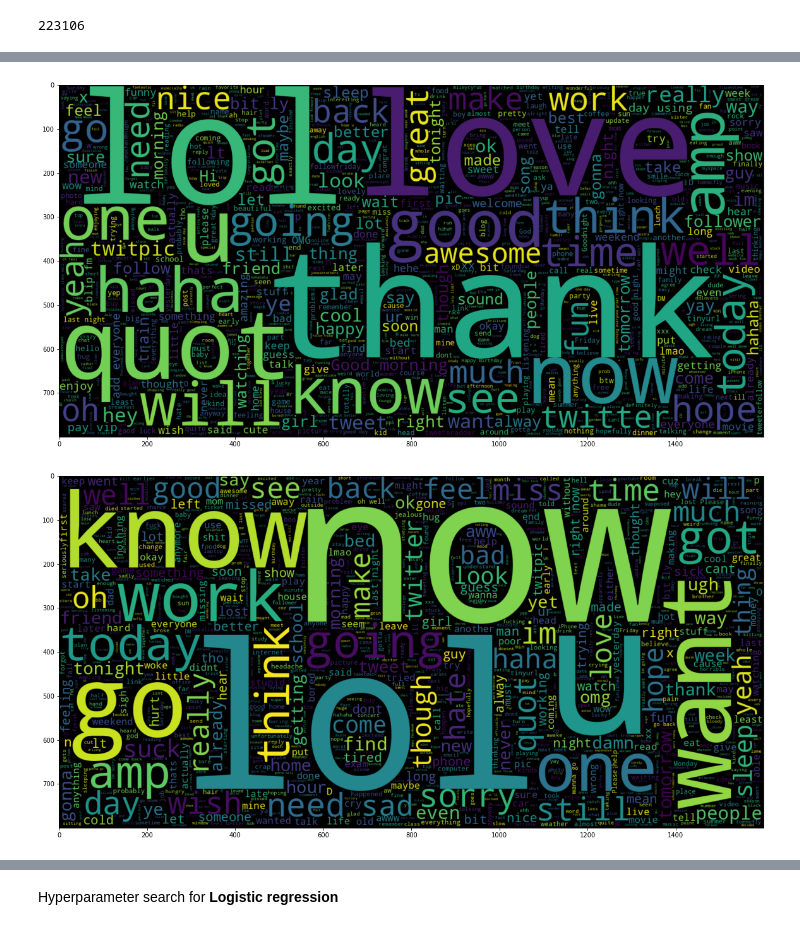
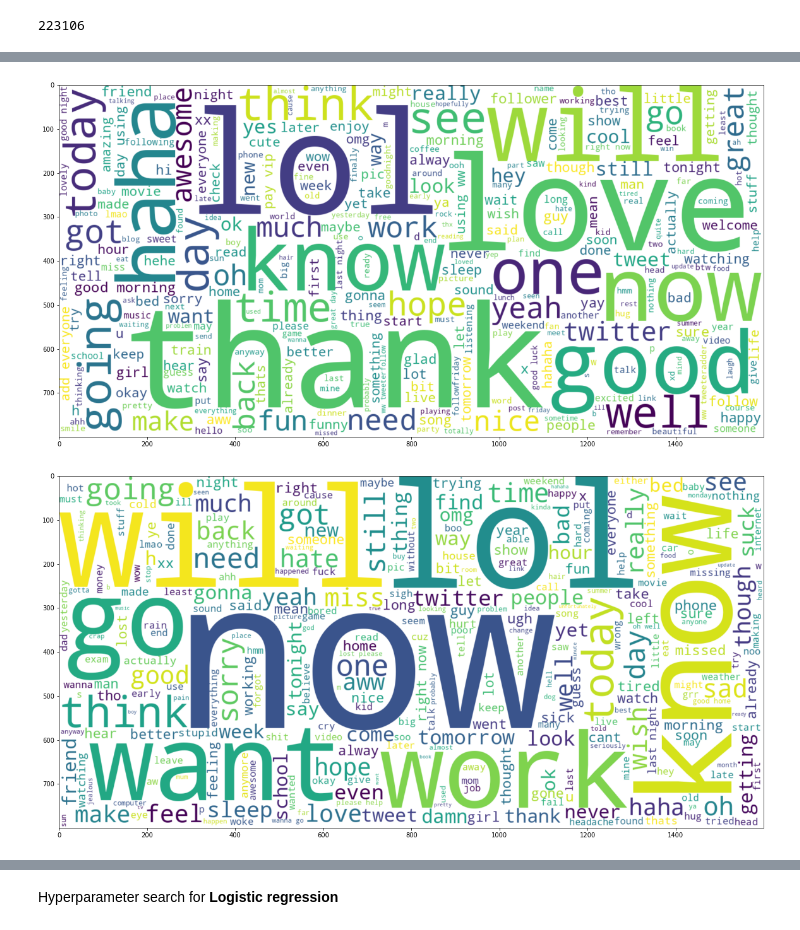
Before and after one commit to MatteoM95/Twitter-Sentiment-Analisys, a Jupyter notebook: Project_DSL_january_2022_v3.ipynb, the cells around one changed output, grey strips where cells are left out. Cells and saved outputs as stored; diff of their text form; code cells hidden in the pictures.

```diff
--- a/Project_DSL_january_2022_v3.ipynb
+++ b/Project_DSL_january_2022_v3.ipynb
@@ -251,28 +276,36 @@ def preprocess_text_tweet_for_tfidfVect( tweet ):
 
     tweet = tweet.lower()
     tweet = tweet.replace("@", "") # remove @ before user name
-    tweet = tweet.replace("#", "") # remove # of hashtag
-    tweet = emoji.demojize(tweet) # transform emoji
+    tweet = tweet.replace("#", "").replace('&', " ") # remove # of hashtag and &
+
     tweet = re.sub(r'https?://[A-Za-z0-9./]+'," ",tweet) # remove links
-    tweet = re.sub(r' +'," ",tweet) # remove multiple space
+#     tweet = re.sub(r'(https?:\/\/)?([\da-z\.-]+)\.([a-z\.]{2,6})([\/\w \.-]*)'," ",tweet) # remove links other version
+    tweet = re.sub(r"[^\w\d'\s]+"," ",tweet) # remove punctation except for '
 
-    # translate short form of verbs
-    tweet = tweet.replace("\'ve", " have ").replace("can't", "cannot ").replace("\'d", " would ")
-    tweet = tweet.replace("\'ll", " will ").replace("won't", "will not")
-    tweet = tweet.replace("im","i am").replace("it's", "it is").replace("i'm", "i am").replace("'re", " are")
-    tweet = tweet.replace("he's", "he is").replace("she's", "she is").replace("there's", "there is")
-    tweet = tweet.replace("n't", " not ")
-    tweet = tweet.replace("what's", "what is").replace("how's", "how is").replace("where's", "where is").replace(" here's ", " here is ")
-    tweet = tweet.replace("'s", " own")
+    # translate short form of verbs and slang
+    tweet = tweet.replace("'ve", " have ").replace(" ive ", " i have ").replace(" hav ", " have ").replace(" havent ", " have not ")
+    tweet = tweet.replace("can't", "cannot ").replace("'d", " would ").replace("couldnt", " could not ")
+    tweet = tweet.replace("'ll", " will ").replace("won't", "will not")
+    tweet = tweet.replace("im "," i am ").replace("it's", "it is ").replace("i'm", "i am ").replace("'re", " are")
+    tweet = tweet.replace("he's", "he is ").replace("she's", "she is ").replace("there's ", "there is ")
+    tweet = tweet.replace("n't", " not ").replace("n t ", " not ").replace("dont ", " do not ").replace("didnt ", " do not ")
+    tweet = tweet.replace("what's ", "what is ").replace("how's ", " how is ").replace("where's ", "where is ").replace("here's ", "here is ")
+    tweet = tweet.replace("'s ", " own ")
 
-    #replace special character and special short word
-    tweet = tweet.replace("’", "'").replace("′", "'").replace("%", " percent ").replace("$", " dollar ").replace("€", " euro ")
-    tweet = tweet.replace(" u ", " you ").replace(" ye ", " you ").replace(" yt ", " youtube ").replace("\'scuse", " excuse ")
-    tweet = tweet.replace("\in'", "ing").replace(" r ", " your ").replace(" 2 ", " to ").replace(" 4 ", " for ")
-    tweet = tweet.replace(" every1 ", " everyone ").replace(" n ", " and ")
+#     replace special character and special short word
+    tweet = tweet.replace("%", " percent ").replace("$", " dollar ").replace("_", " ").replace("-", " ")
+    tweet = tweet.replace(" u ", " you ").replace(" ye ", " you ").replace(" yeh ", " yeah ").replace(" yt ", " youtube ").replace(" ty ", " thank ")
+    tweet = tweet.replace("in'", "ing ").replace(" r ", " your ").replace(" ur ", " your ").replace(" 2 ", " to ").replace(" 4 ", " for ")
+    tweet = tweet.replace("every1 ", " everyone ").replace(" n ", " and ").replace("yrs", " years ").replace("2day", " today ")
+    tweet = tweet.replace(" wth ", " with ").replace("jst", " just ").replace(" 4got ", " forget ")
 
-    tweet = tweet.replace("000,000,000", " billion").replace(",000,000", " million").replace("00,000", " hundred thousand").replace(",000", " thousands")
+#     tweet = tweet.replace('btw', ' by the way ').replace(" thats ", " that is ").replace(" idk ", " i do not know ")
 
+    # remove meaningless word from unicode error (probably from HTML translation error)
+#     tweet = tweet.replace(' amp '," ").replace(' lt '," ").replace(' gt '," ").replace(' quot ', " ") #in some way important do not remove
+
+    tweet = re.sub(r'[^A-Za-z0-9]+'," ",tweet) # remove all non alphanumeric char
+    tweet = re.sub(r' +'," ",tweet)# remove multiple space
     tweet = re.sub(r'[^\x00-\x7F]+',' ',tweet) # Removing non ASCII character
     tweet = re.sub(r"(.)\1+", r"\1\1", tweet) # remove multiple repeated character
 
@@ -305,17 +433,17 @@ Time Taken: 102 seconds
 # %%
 plt.figure(figsize = (20,20))
-wc = WordCloud(max_words = 1000 , width = 1600 , height = 800).generate(" ".join(dev_dataset[dev_dataset.sentiment == 1].text))
+wc = WordCloud(max_words = 300 , width = 1600 , height = 800, background_color="white").generate(" ".join(df_done[df_done.sentiment == 1].text))
 plt.imshow(wc , interpolation = 'bilinear')
 plt.savefig('WordCloudPositive.svg', bbox_inches="tight")
 # %% [output]
-[figure, old version]
+[figure, new version]
 # %%
 plt.figure(figsize = (20,20))
-wc = WordCloud(max_words = 1000 , width = 1600 , height = 800).generate(" ".join(dev_dataset[dev_dataset.sentiment == 0].text))
+wc = WordCloud(max_words = 300 , width = 1600 , height = 800, background_color="white").generate(" ".join(df_done[df_done.sentiment == 0].text))
 plt.imshow(wc , interpolation = 'bilinear')
 plt.savefig('WordCloudNegative.svg', bbox_inches="tight")
 # %% [output]
-[figure, old version]
+[figure, new version]
 # %% [markdown]
 ## Algorithm Choice
 
```
Also changed, not shown: parts of 38 cells of this notebook, 8 other files.
